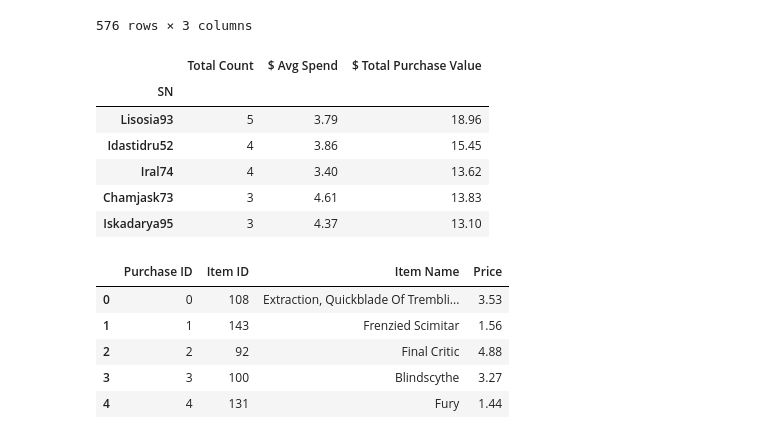
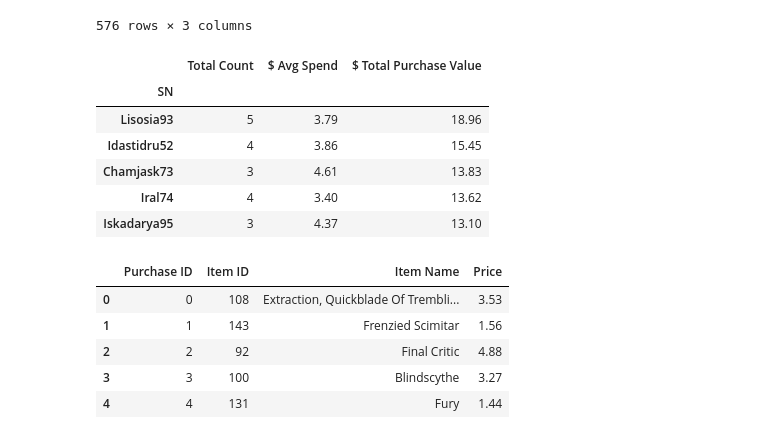
Before and after one commit to jacke1980/Pandas_challenge, a Jupyter notebook: HeroesOfPymoli/HeroesOfPymoli_starter.ipynb, the cells around one changed output. Drawn from its saved outputs; the diff is of its cells as text; code cells hidden in the pictures.

```diff
--- a/HeroesOfPymoli/HeroesOfPymoli_starter.ipynb
+++ b/HeroesOfPymoli/HeroesOfPymoli_starter.ipynb
@@ -6,7 +6,7 @@ import pandas as pd
 HofPymoli="Resources/purchase_data.csv"
 
 #Read Purchase file and store into Pandas df
-HofPymoli_df=pd.read_csv(HofPymoli)
+HofPymoli_df=pd.read_csv(HofPymoli, encoding="utf-8")
 HofPymoli_df.head(10)
 # %% [output]
 |  | Purchase ID | SN | Age | Gender | Item ID | Item Name | Price |
@@ -596,17 +596,17 @@ Top_Spenders
 # %%
 #SORT DF BY TOTAL PURCHASE BY SPENDER AND TOTAL PURCHASE VALUE TO FIND WHO MADE MOST PURCHASES AND
 #WHO SPENT THE MOST
 #RESULT TOP SPENDERS
 Top_Spenders_df = Top_Spenders.sort_values(
-    ["Total Count", "$ Total Purchase Value"], ascending=False)
+    ["$ Total Purchase Value","Total Count"], ascending=False)
 Top_Spenders_df.head()
 # %% [output]
 |  | Total Count | $ Avg Spend | $ Total Purchase Value |
 | SN |  |  |  |
 | Lisosia93 | 5 | 3.79 | 18.96 |
 | Idastidru52 | 4 | 3.86 | 15.45 |
+| Chamjask73 | 3 | 4.61 | 13.83 |
 | Iral74 | 4 | 3.40 | 13.62 |
-| Chamjask73 | 3 | 4.61 | 13.83 |
 | Iskadarya95 | 3 | 4.37 | 13.10 |
 # %%
 #MOST POPULAR ITEMS
```
Also changed, not shown: parts of 9 cells of this notebook, 9 other files.
